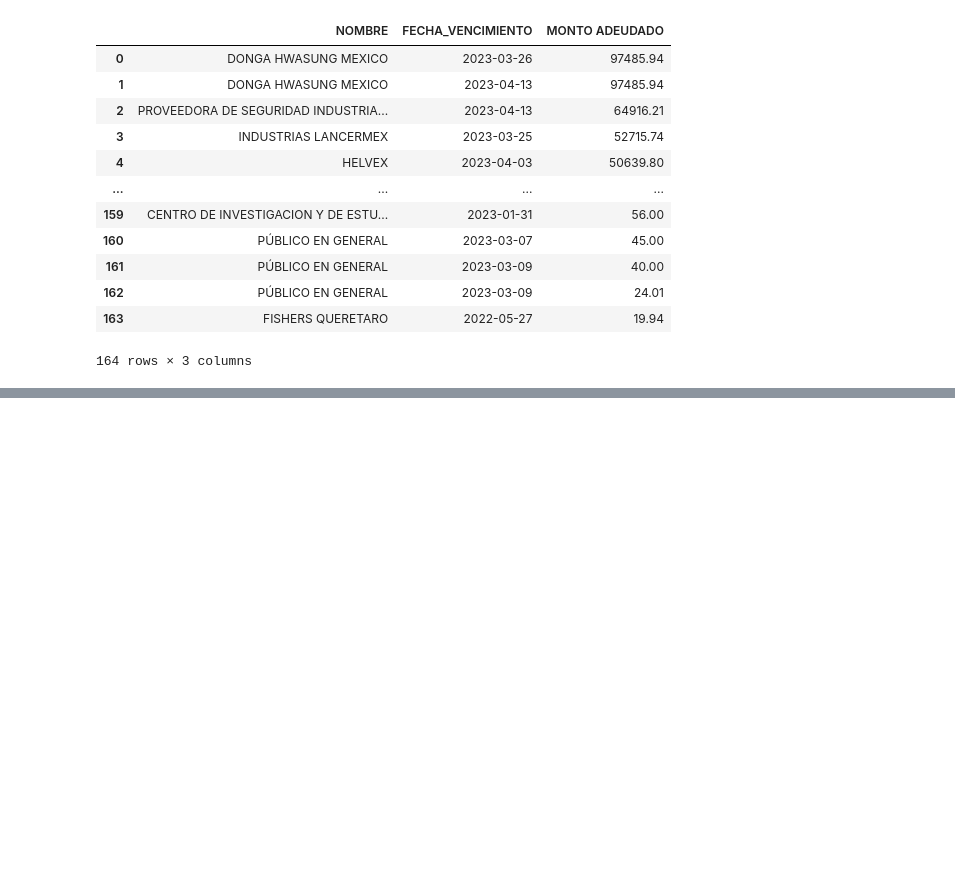
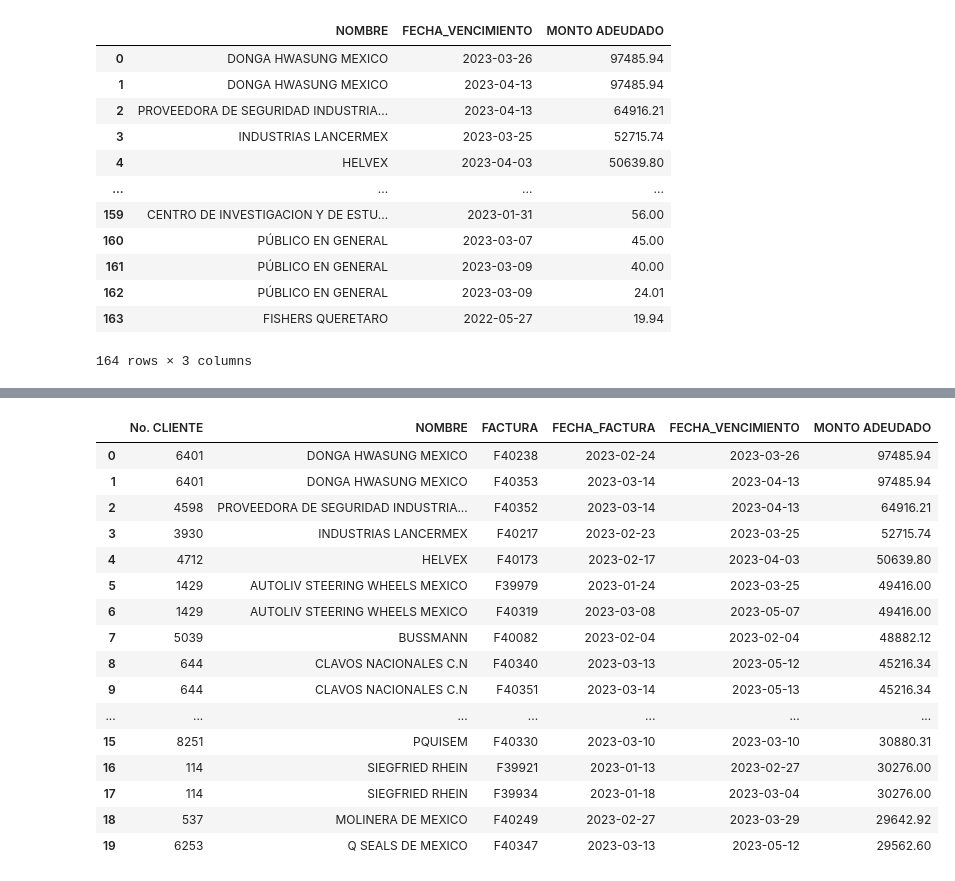
Before and after one commit to diegarza/Extraccion-de-datos, a Jupyter notebook: Actividad1(ExtraccionDeDatos).ipynb, the cells around one changed output, grey strips where cells are left out. Cells and saved outputs as stored; diff of their text form; code cells hidden in the pictures; blank space fills up the shorter version.

```diff
--- a/Actividad1(ExtraccionDeDatos).ipynb
+++ b/Actividad1(ExtraccionDeDatos).ipynb
@@ -71,0 +108,21 @@ filtro3
+# %%
+filtro5 = df.head(20)
+filtro5
+# %% [output]
+|  | No. CLIENTE | NOMBRE | FACTURA | FECHA_FACTURA | FECHA_VENCIMIENTO | MONTO ADEUDADO |
+| 0 | 6401 | DONGA HWASUNG MEXICO | F40238 | 2023-02-24 | 2023-03-26 | 97485.94 |
+| 1 | 6401 | DONGA HWASUNG MEXICO | F40353 | 2023-03-14 | 2023-04-13 | 97485.94 |
+| 2 | 4598 | PROVEEDORA DE SEGURIDAD INDUSTRIA... | F40352 | 2023-03-14 | 2023-04-13 | 64916.21 |
+| 3 | 3930 | INDUSTRIAS LANCERMEX | F40217 | 2023-02-23 | 2023-03-25 | 52715.74 |
+| 4 | 4712 | HELVEX | F40173 | 2023-02-17 | 2023-04-03 | 50639.80 |
+| 5 | 1429 | AUTOLIV STEERING WHEELS MEXICO | F39979 | 2023-01-24 | 2023-03-25 | 49416.00 |
+| 6 | 1429 | AUTOLIV STEERING WHEELS MEXICO | F40319 | 2023-03-08 | 2023-05-07 | 49416.00 |
+| 7 | 5039 | BUSSMANN | F40082 | 2023-02-04 | 2023-02-04 | 48882.12 |
+| 8 | 644 | CLAVOS NACIONALES C.N | F40340 | 2023-03-13 | 2023-05-12 | 45216.34 |
+| 9 | 644 | CLAVOS NACIONALES C.N | F40351 | 2023-03-14 | 2023-05-13 | 45216.34 |
+| ... | ... | ... | ... | ... | ... | ... |
+| 15 | 8251 | PQUISEM | F40330 | 2023-03-10 | 2023-03-10 | 30880.31 |
+| 16 | 114 | SIEGFRIED RHEIN | F39921 | 2023-01-13 | 2023-02-27 | 30276.00 |
+| 17 | 114 | SIEGFRIED RHEIN | F39934 | 2023-01-18 | 2023-03-04 | 30276.00 |
+| 18 | 537 | MOLINERA DE MEXICO | F40249 | 2023-02-27 | 2023-03-29 | 29642.92 |
+| 19 | 6253 | Q SEALS DE MEXICO | F40347 | 2023-03-13 | 2023-05-12 | 29562.60 |
```
Also changed, not shown: parts of 11 cells of this notebook.
